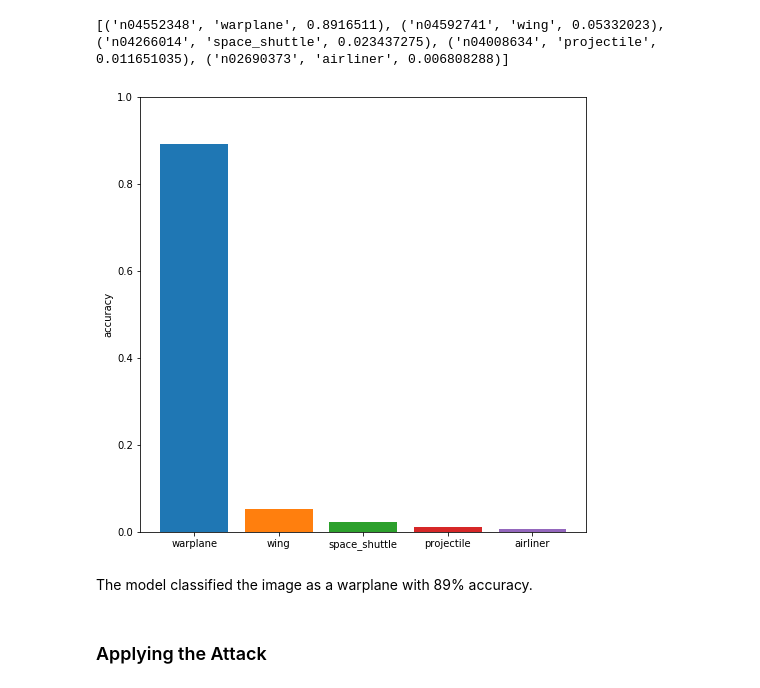
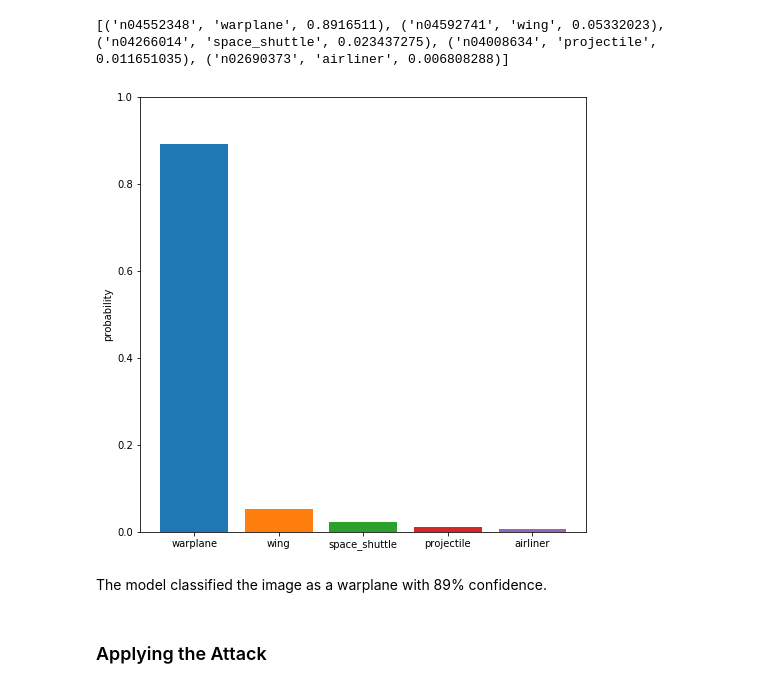
Before and after one commit to adbedada/adversarial_attack, a Jupyter notebook: notebooks/fgsm_adversarial_attack.ipynb, the cells around one changed output. Cells and saved outputs as stored; diff of their text form; code cells hidden in the pictures.

```diff
--- a/notebooks/fgsm_adversarial_attack.ipynb
+++ b/notebooks/fgsm_adversarial_attack.ipynb
@@ -61,14 +70,14 @@ print(orignal_img_label[0])
 # %%
 plt.figure(figsize=(8,8))
 for i in enumerate(original_img_label[0]):
     name,org_score = i[1][1:3]
     plt.bar(name,org_score)
     plt.ylim(0,1)
-    plt.ylabel('accuracy')
+    plt.ylabel('probability')
 # %% [output]
-[figure, old version]
+[figure, new version]
 # %% [markdown]
-The model classified the image as a warplane with 89% accuracy.
+The model classified the image as a warplane with 89% confidence.
 # %% [markdown]
 ### Applying the Attack
 # %% [markdown]
```
Also changed, not shown: parts of 6 cells of this notebook.
